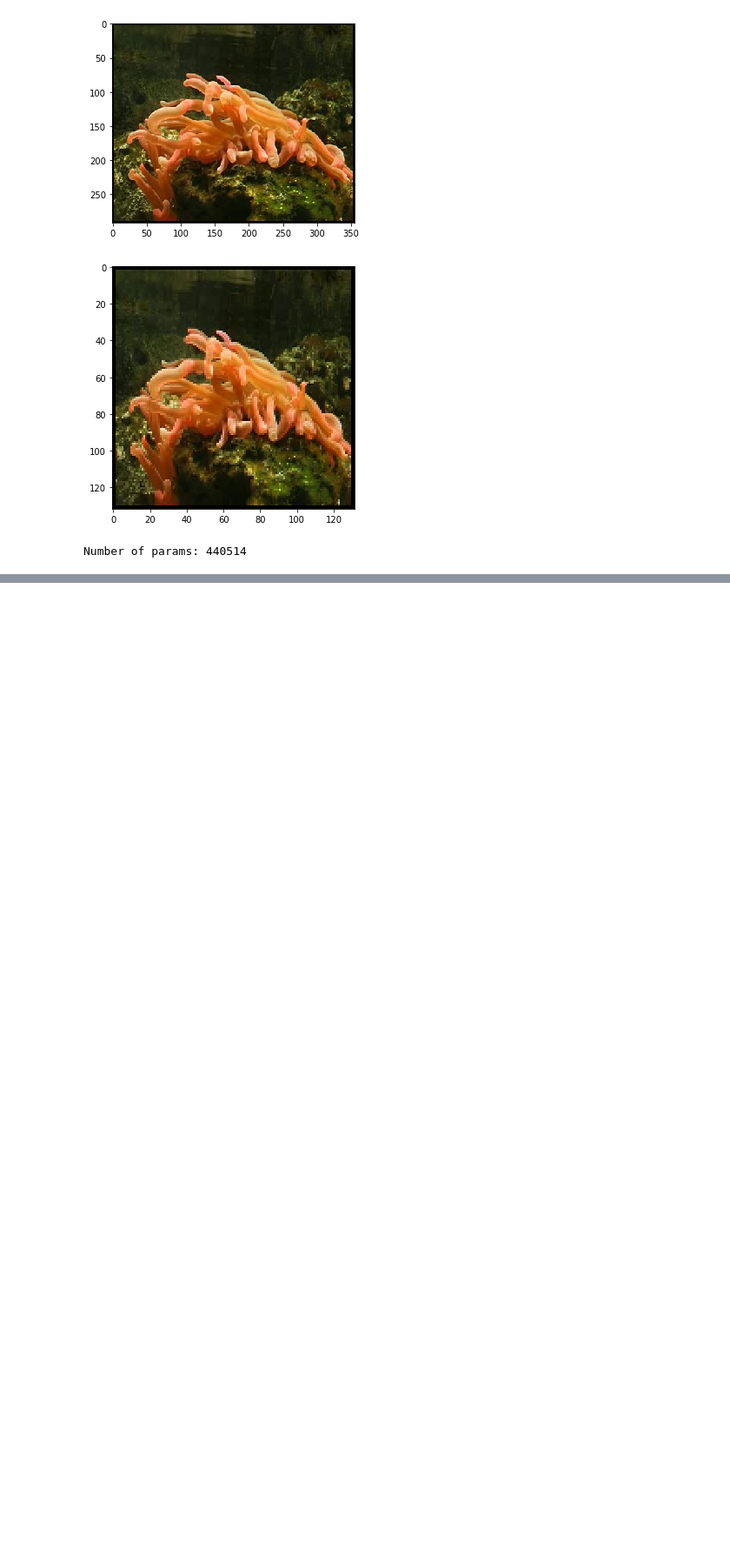
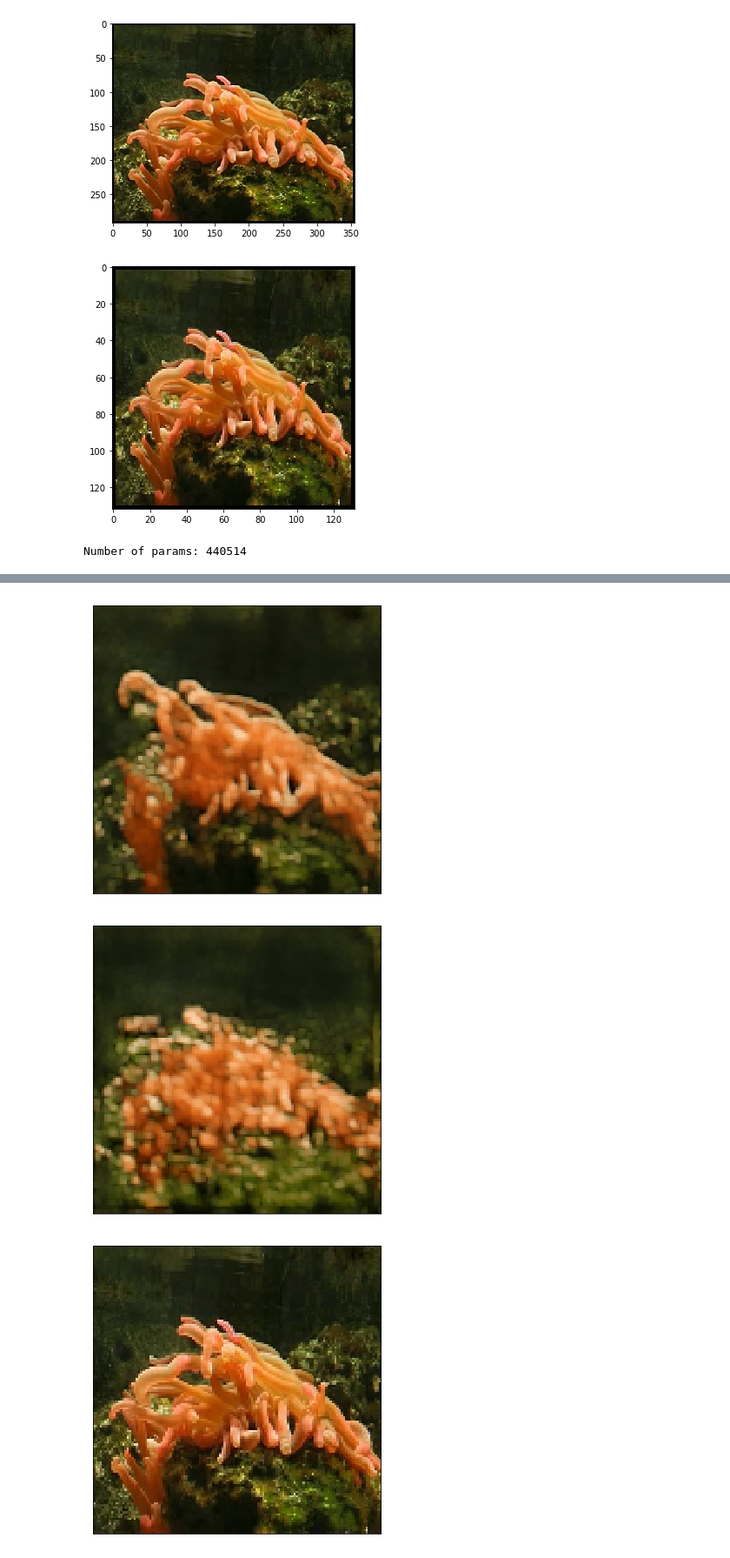
Before and after one commit to FilatovArtm/Images2Life, a Jupyter notebook: exp_1.ipynb, the cells around one changed output, grey strips where cells are left out. Shown at 87% size. Cells and saved outputs as stored; diff of their text form; code cells hidden in the pictures; blank space fills up the shorter version.

```diff
--- a/exp_1.ipynb
+++ b/exp_1.ipynb
@@ -18,7 +18,7 @@ from utils.common_utils import write_video
 
 torch.backends.cudnn.enabled = True
 torch.backends.cudnn.benchmark =True
-dtype = torch.FloatTensor
+dtype = torch.cuda.FloatTensor
 
 from IPython.display import HTML
 
@@ -118,7 +127,9 @@ delta_T = 128
 data_pred = np.ones((delta_T, 1, k, r)) * random_data[0]
 waves_pred = np.ones((delta_T, M, k, r)) * np.sin(np.outer(np.arange(delta_T), omega) + mu)[:, :, None, None]
 initial_representation = np.concatenate([data_pred, waves_pred], axis = 1)
-pred_input = Variable(dtype(initial_representation))
+pred_input = torch.FloatTensor(initial_representation)
+pred_input = pred_input.cuda()
+pred_input = Variable(pred_input)
 # %%
 outputdata = np.clip(np.transpose(net(pred_input).cpu().data.numpy(), (0, 2, 3, 1)), 0, 1)
 # %%
@@ -138,0 +158,10 @@ write_video("exp_1_original.mp4", np.transpose(data, (0, 2, 3, 1)));
+# %%
+outputdata = np.clip(np.transpose(net(pred_input).cpu().data.numpy(), (0, 2, 3, 1)), 0, 1)
+# %%
+write_video("exp_1_fit_eval.mp4", outputdata[:64])
+write_video("exp_1_predict_eval.mp4", outputdata[64:])
+write_video("exp_1_original_eval.mp4", np.transpose(data, (0, 2, 3, 1)));
+# %% [output]
+[figure, added]
+[figure, added]
+[figure, added]
```
Also changed, not shown: parts of 10 cells of this notebook, 7 other files.
